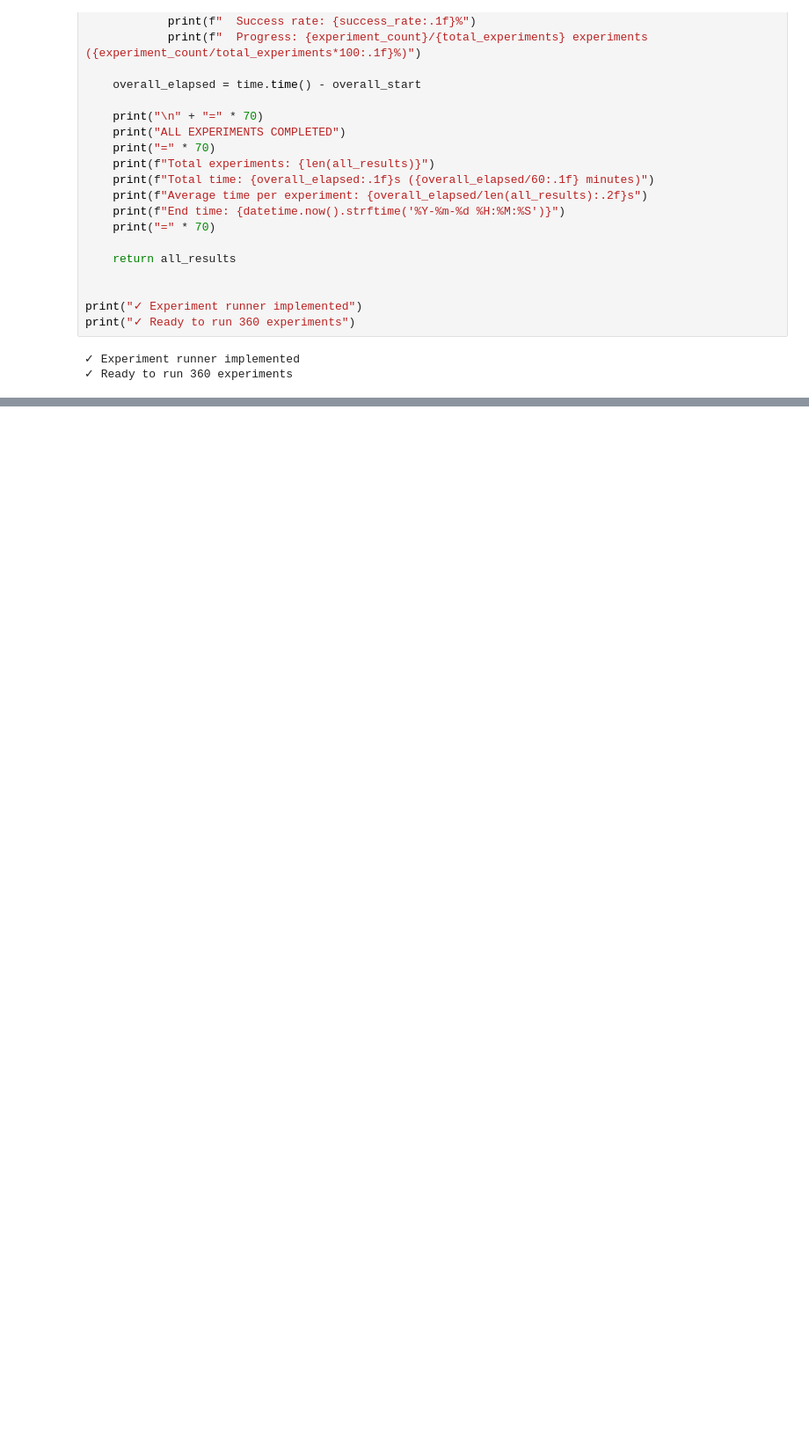
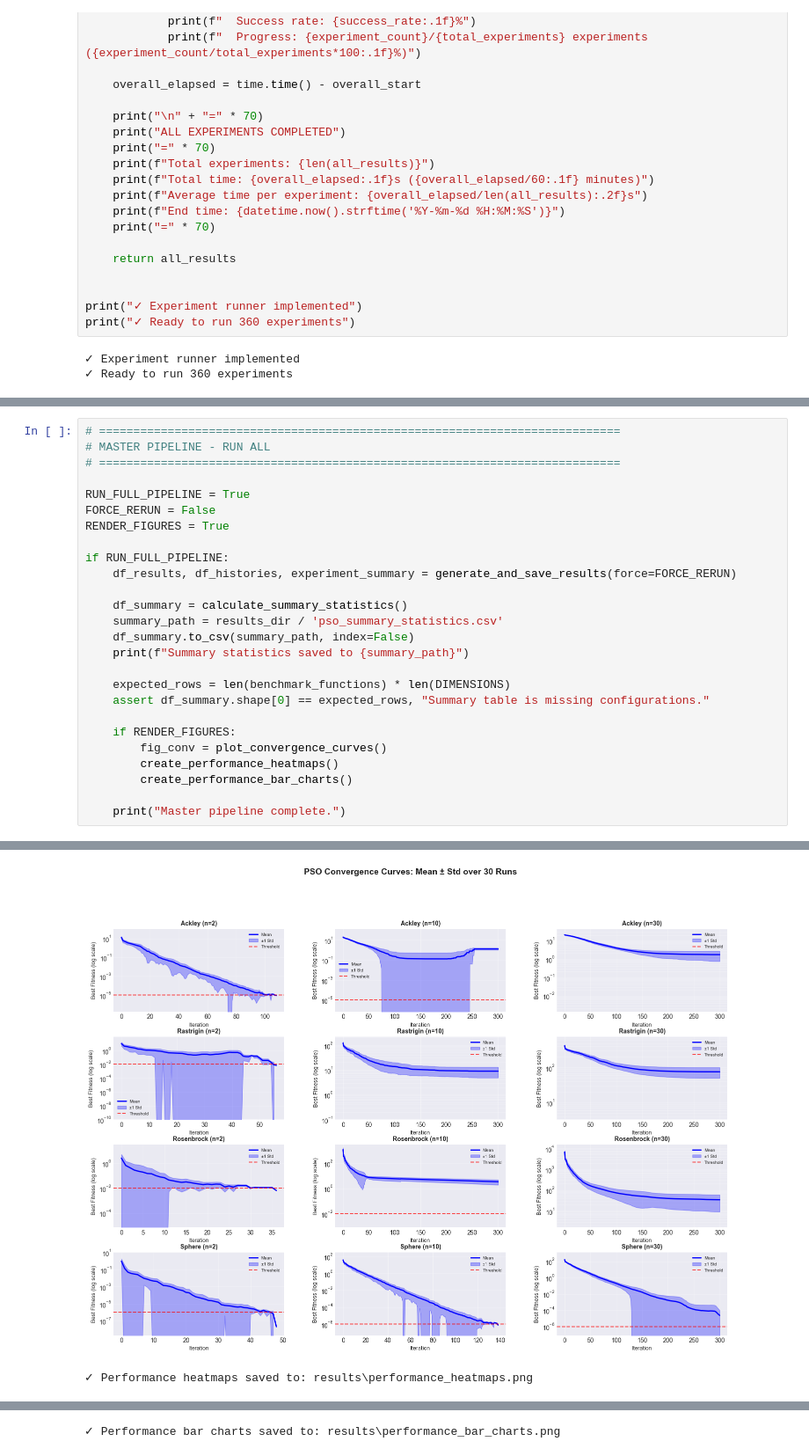
Before and after one commit to QuasimodoCodes/4610-Final, a Jupyter notebook: particle_swarm_project/pso_analysis.ipynb, the cells around one changed output, grey strips where cells are left out. Shown at 88% size. Saved outputs shown, nothing was run; the diff lists cells and outputs as text; blank space fills up the shorter version.

```diff
--- a/particle_swarm_project/pso_analysis.ipynb
+++ b/particle_swarm_project/pso_analysis.ipynb
@@ -1418,0 +1483,27 @@ Function: Sphere       | Dimension:  2
+# %%
+# ============================================================================
+# MASTER PIPELINE - RUN ALL
+# ============================================================================
+
+RUN_FULL_PIPELINE = True
+FORCE_RERUN = False
+RENDER_FIGURES = True
+
+if RUN_FULL_PIPELINE:
+    df_results, df_histories, experiment_summary = generate_and_save_results(force=FORCE_RERUN)
+
+    df_summary = calculate_summary_statistics()
+    summary_path = results_dir / 'pso_summary_statistics.csv'
+    df_summary.to_csv(summary_path, index=False)
+    print(f"Summary statistics saved to {summary_path}")
+
+    expected_rows = len(benchmark_functions) * len(DIMENSIONS)
+    assert df_summary.shape[0] == expected_rows, "Summary table is missing configurations."
+
+    if RENDER_FIGURES:
+        fig_conv = plot_convergence_curves()
+        create_performance_heatmaps()
+        create_performance_bar_charts()
+
+    print("Master pipeline complete.")
+# %% [output]
@@ -1418,0 +1527,2 @@ Function: Sphere       | Dimension:  2
+[figure, added]
+✓ Performance heatmaps saved to: results\performance_heatmaps.png
@@ -1418,0 +1530 @@ Function: Sphere       | Dimension:  2
+✓ Performance bar charts saved to: results\performance_bar_charts.png
```
Also changed, not shown: parts of 20 cells of this notebook, 12 other files.
